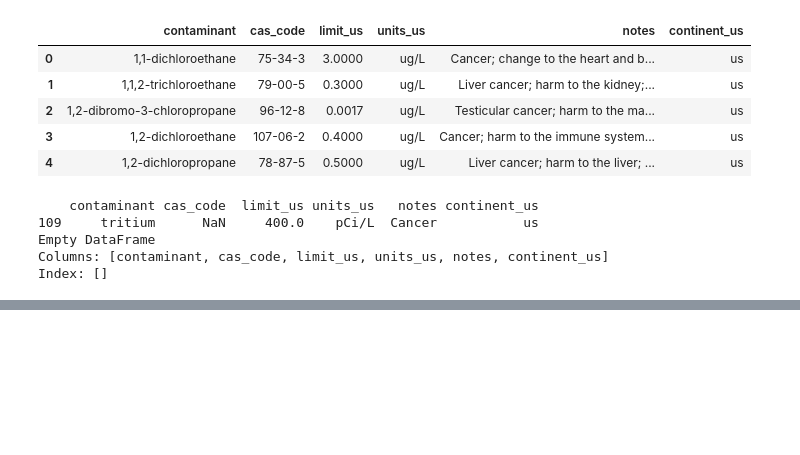
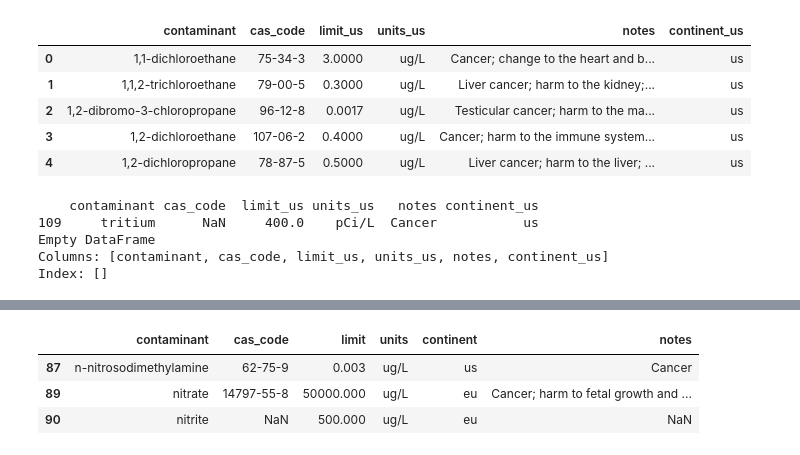
Before and after one commit to sabateri/water-quality, a Jupyter notebook: scripts/create_thresholds_file.ipynb, the cells around one changed output, grey strips where cells are left out. Cells and saved outputs as stored; diff of their text form; code cells hidden in the pictures; blank space fills up the shorter version.

```diff
--- a/scripts/create_thresholds_file.ipynb
+++ b/scripts/create_thresholds_file.ipynb
@@ -532,2 +518,13 @@ world_data[world_data['contaminant'].str.contains("nitrite",case=False)]
+# %%
+# check for a given contaminant
+world_data[world_data['contaminant'].str.contains("Nitr",case=False)]
+# Some compounds that I should add
+# Nitrite
+# Phenanthrene
+# %% [output]
+|  | contaminant | cas_code | limit | units | continent | notes |
+| 87 | n-nitrosodimethylamine | 62-75-9 | 0.003 | ug/L | us | Cancer |
+| 89 | nitrate | 14797-55-8 | 50000.000 | ug/L | eu | Cancer; harm to fetal growth and ... |
+| 90 | nitrite | NaN | 500.000 | ug/L | eu | NaN |
 # %%
 world_data.to_csv('../data/world_contaminant_thresholds.csv',index=False)
```
Also changed, not shown: parts of 8 cells of this notebook, 3 other files.
